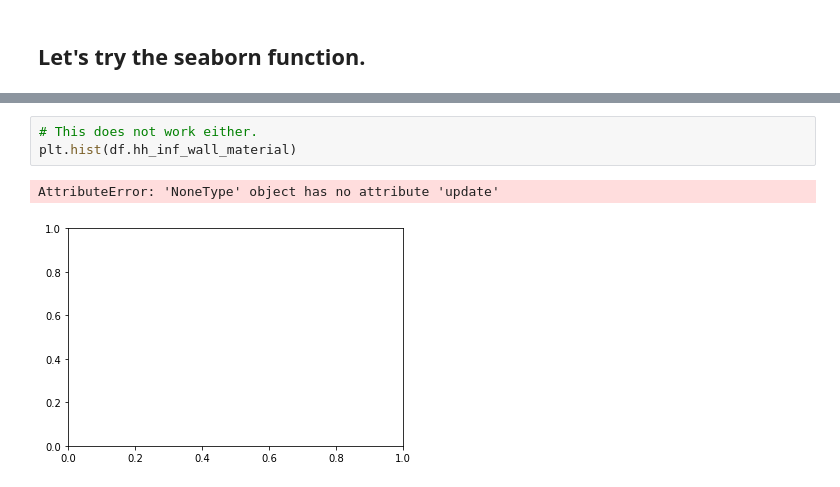
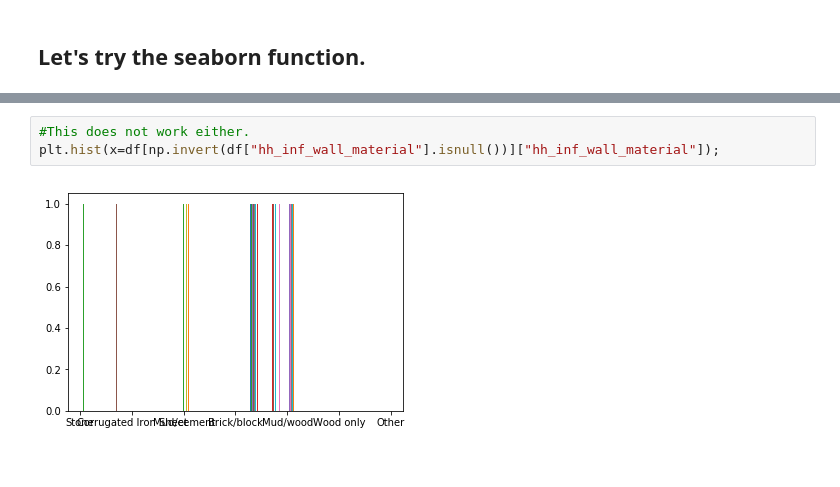
Before and after one commit to julclu/kenya_financial_diaries, a Jupyter notebook: House Ownership.ipynb, the cells around one changed output, grey strips where cells are left out. Saved outputs shown, nothing was run; the diff lists cells and outputs as text.

Commit message:
minor things
Tried to use other plotting functions.

```diff
--- a/House Ownership.ipynb
+++ b/House Ownership.ipynb
@@ -107,6 +128,5 @@ df["hh_env_settingdesc"].hist(figsize=(5,5))
 # %%
-# This does not work either.
-plt.hist(df.hh_inf_wall_material)
+#This does not work either.
+plt.hist(x=df[np.invert(df["hh_inf_wall_material"].isnull())]["hh_inf_wall_material"]);
 # %% [output]
-AttributeError: 'NoneType' object has no attribute 'update'
-[figure, old version]
+[figure, new version]
```
Also changed, not shown: parts of 4 cells of this notebook.
